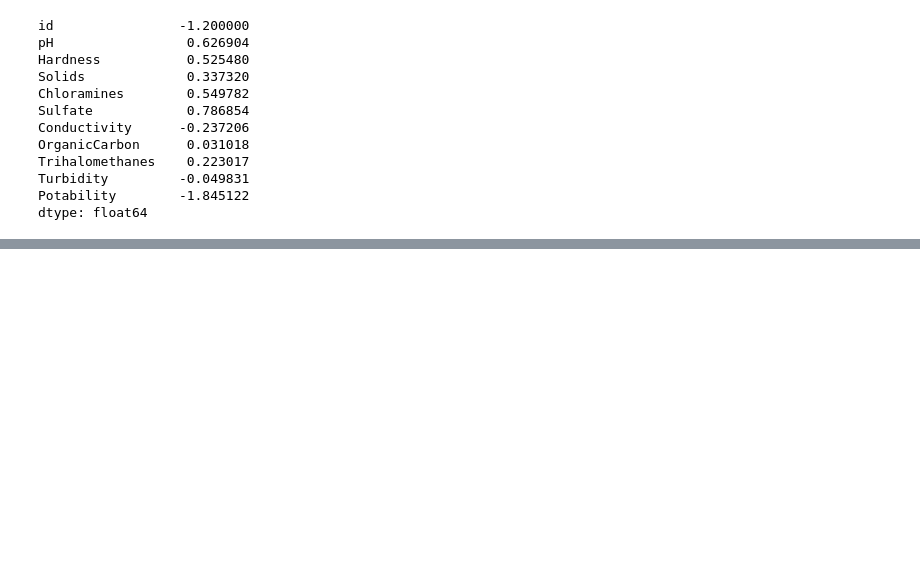
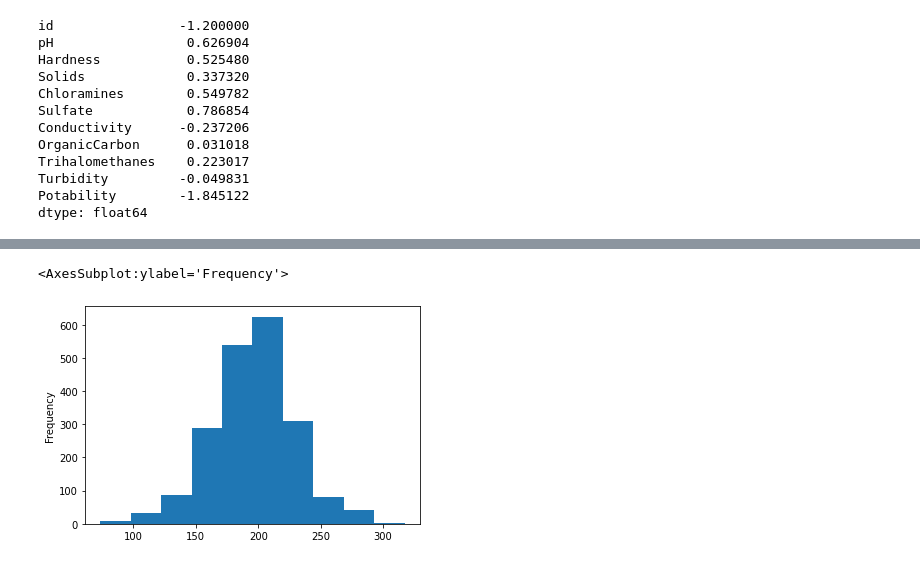
Before and after one commit to TubesForLyfe/ProbStat, a Jupyter notebook: src/main.ipynb, the cells around one changed output, grey strips where cells are left out. Cells and saved outputs as stored; diff of their text form; code cells hidden in the pictures; blank space fills up the shorter version.

```diff
--- a/src/main.ipynb
+++ b/src/main.ipynb
@@ -143,0 +154,5 @@ dtype: float64
+# %%
+df["Hardness"].plot(kind = "hist")
+# %% [output]
+<AxesSubplot:ylabel='Frequency'>
+[figure, added]
```
Also changed, not shown: parts of 9 cells of this notebook.
